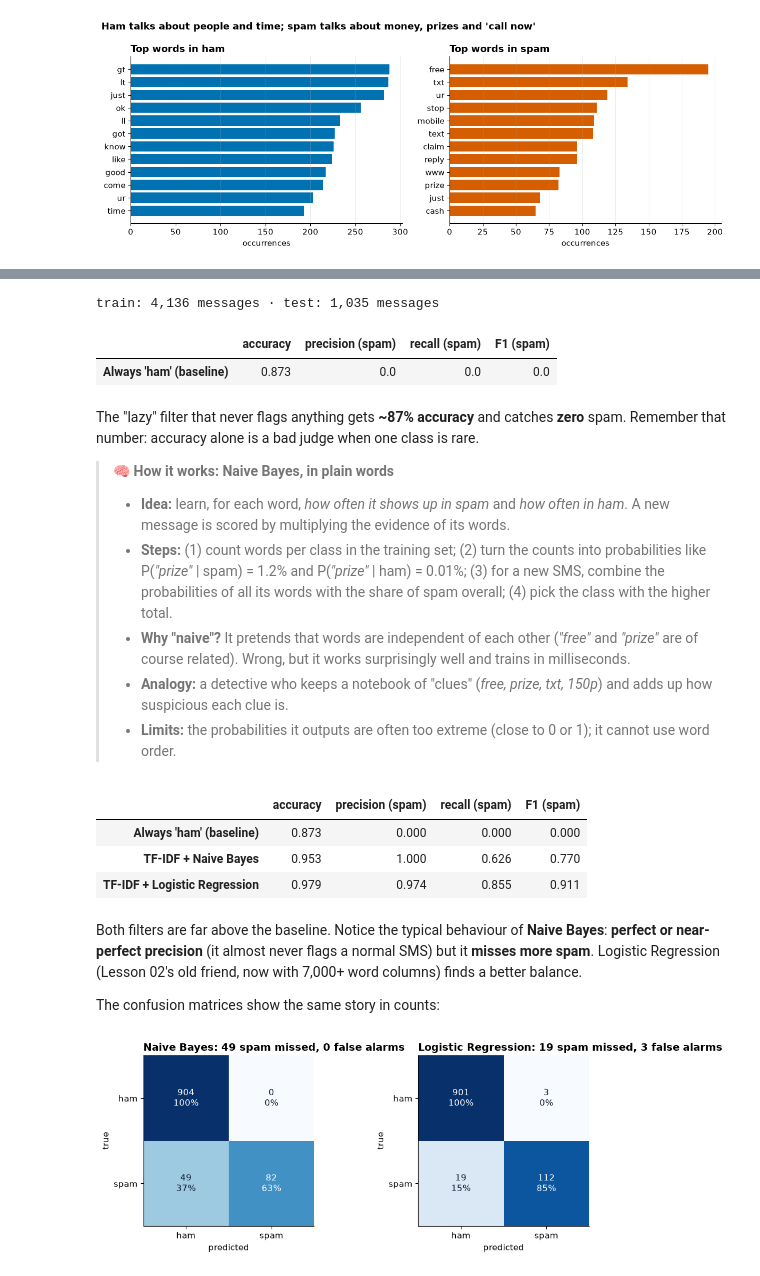
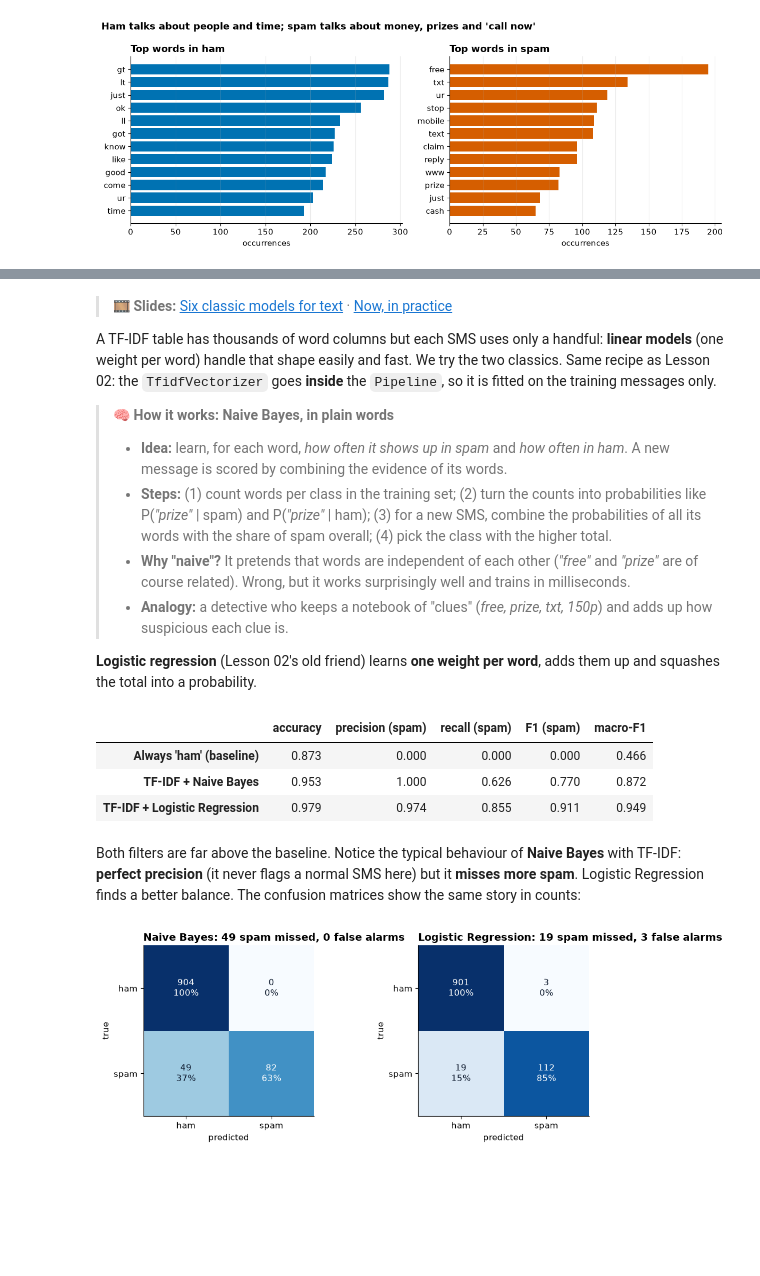
Before and after one commit to the-ai-learning-hub/03-applied-ai-projects, a Jupyter notebook: 01_text_mining/01_mini_project_sms_spam/01_Text_Mining_Basics_SMS_Spam.ipynb, the cells around one changed output, grey strips where cells are left out. Cells and saved outputs as stored; diff of their text form; code cells hidden in the pictures; blank space fills up the shorter version.

Commit message:
Text mining: SMS spam tutorial follows the slides, tweet project as notebooks 02.0-02.5 based on the TMCD project, Challenge 1 becomes Flip It!

```diff
--- a/01_text_mining/01_mini_project_sms_spam/01_Text_Mining_Basics_SMS_Spam.ipynb
+++ b/01_text_mining/01_mini_project_sms_spam/01_Text_Mining_Basics_SMS_Spam.ipynb
@@ -395,0 +455,11 @@ spam     747
+# %%
+sms["afinn"] = [lexicon_score(tokenize(clean_tweet(t)), afinn, negation=False) for t in sms["text"]]
+summary = sms.groupby("label")["afinn"].agg(mean="mean", share_positive=lambda s: (s > 0).mean()).round(2)
+display(summary)
+
+fig, ax = plt.subplots(figsize=(7, 3))
+ax.barh(summary.index, summary["mean"], color=[CLASS_COLORS[c] for c in summary.index])
+label_bars(ax, summary["mean"].to_numpy())
+ax.set(xlabel="average AFINN score per message", title="Spam sounds happier than ham: a feelings\ndictionary is no spam detector")
+ax.grid(axis="y", visible=False)
+plt.show()
@@ -461,0 +1174,13 @@ plt.show()
+# %%
+def spam_scores(y_true, y_pred):
+    """The numbers we compare, with spam as the positive class."""
+    return {"accuracy": accuracy_score(y_true, y_pred),
+            "precision (spam)": precision_score(y_true, y_pred, pos_label="spam", zero_division=0),
+            "recall (spam)": recall_score(y_true, y_pred, pos_label="spam"),
+            "F1 (spam)": f1_score(y_true, y_pred, pos_label="spam"),
+            "macro-F1": f1_score(y_true, y_pred, average="macro")}
+
+results = {}
+baseline = DummyClassifier(strategy="most_frequent").fit(X_train, y_train)
+results["Always 'ham' (baseline)"] = spam_scores(y_test, baseline.predict(X_test))
+pd.DataFrame(results).T.round(3)
@@ -469,52 +1210,32 @@ Same recipe as in Lesson 02: **split first** (stratified, so both parts keep ~12
-# %%
-X_train, X_test, y_train, y_test = train_test_split(
-    sms["text"], sms["label"], test_size=0.2, stratify=sms["label"], random_state=SEED)
-print(f"train: {len(X_train):,} messages · test: {len(X_test):,} messages")
-
-def spam_scores(y_true, y_pred):
-    """The four numbers we compare, with spam as the positive class."""
-    return {"accuracy": accuracy_score(y_true, y_pred),
-            "precision (spam)": precision_score(y_true, y_pred, pos_label="spam", zero_division=0),
-            "recall (spam)": recall_score(y_true, y_pred, pos_label="spam"),
-            "F1 (spam)": f1_score(y_true, y_pred, pos_label="spam")}
-
-results = {}
-baseline = DummyClassifier(strategy="most_frequent").fit(X_train, y_train)
-results["Always 'ham' (baseline)"] = spam_scores(y_test, baseline.predict(X_test))
-pd.DataFrame(results).T.round(3)
-# %% [output]
-train: 4,136 messages · test: 1,035 messages
-|  | accuracy | precision (spam) | recall (spam) | F1 (spam) |
-| Always 'ham' (baseline) | 0.873 | 0.0 | 0.0 | 0.0 |
 # %% [markdown]
-The "lazy" filter that never flags anything gets **~87% accuracy** and catches **zero** spam. Remember that number: accuracy alone is a bad judge when one class is rare.
+> 🎞️ **Slides:** [Six classic models for text](https://the-ai-learning-hub.github.io/03-applied-ai-projects/#tm3-models) · [Now, in practice](https://the-ai-learning-hub.github.io/03-applied-ai-projects/#tm3-nb01)
+
+A TF-IDF table has thousands of word columns but each SMS uses only a handful: **linear models** (one weight per word) handle that shape easily and fast. We try the two classics. Same recipe as Lesson 02: the `TfidfVectorizer` goes **inside** the `Pipeline`, so it is fitted on the training messages only.
 
 > 🧠 **How it works: Naive Bayes, in plain words**
-> - **Idea:** learn, for each word, *how often it shows up in spam* and *how often in ham*. A new message is scored by multiplying the evidence of its words.
-> - **Steps:** (1) count words per class in the training set; (2) turn the counts into probabilities like P(*"prize"* | spam) = 1.2% and P(*"prize"* | ham) = 0.01%; (3) for a new SMS, combine the probabilities of all its words with the share of spam overall; (4) pick the class with the higher total.
+> - **Idea:** learn, for each word, *how often it shows up in spam* and *how often in ham*. A new message is scored by combining the evidence of its words.
+> - **Steps:** (1) count words per class in the training set; (2) turn the counts into probabilities like P(*"prize"* | spam) and P(*"prize"* | ham); (3) for a new SMS, combine the probabilities of all its words with the share of spam overall; (4) pick the class with the higher total.
 > - **Why "naive"?** It pretends that words are independent of each other (*"free"* and *"prize"* are of course related). Wrong, but it works surprisingly well and trains in milliseconds.
 > - **Analogy:** a detective who keeps a notebook of "clues" (*free, prize, txt, 150p*) and adds up how suspicious each clue is.
-> - **Limits:** the probabilities it outputs are often too extreme (close to 0 or 1); it cannot use word order.
+
+**Logistic regression** (Lesson 02's old friend) learns **one weight per word**, adds them up and squashes the total into a probability.
 # %%
 nb_filter = make_pipeline(TfidfVectorizer(), MultinomialNB())
 nb_filter.fit(X_train, y_train)
 results["TF-IDF + Naive Bayes"] = spam_scores(y_test, nb_filter.predict(X_test))
 
 lr_filter = make_pipeline(TfidfVectorizer(), LogisticRegression(C=10, max_iter=1000))
 lr_filter.fit(X_train, y_train)
 results["TF-IDF + Logistic Regression"] = spam_scores(y_test, lr_filter.predict(X_test))
 
-leaderboard = pd.DataFrame(results).T.round(3)
-leaderboard
+pd.DataFrame(results).T.round(3)
 # %% [output]
-|  | accuracy | precision (spam) | recall (spam) | F1 (spam) |
-| Always 'ham' (baseline) | 0.873 | 0.000 | 0.000 | 0.000 |
-| TF-IDF + Naive Bayes | 0.953 | 1.000 | 0.626 | 0.770 |
-| TF-IDF + Logistic Regression | 0.979 | 0.974 | 0.855 | 0.911 |
+|  | accuracy | precision (spam) | recall (spam) | F1 (spam) | macro-F1 |
+| Always 'ham' (baseline) | 0.873 | 0.000 | 0.000 | 0.000 | 0.466 |
+| TF-IDF + Naive Bayes | 0.953 | 1.000 | 0.626 | 0.770 | 0.872 |
+| TF-IDF + Logistic Regression | 0.979 | 0.974 | 0.855 | 0.911 | 0.949 |
 # %% [markdown]
-Both filters are far above the baseline. Notice the typical behaviour of **Naive Bayes**: **perfect or near-perfect precision** (it almost never flags a normal SMS) but it **misses more spam**. Logistic Regression (Lesson 02's old friend, now with 7,000+ word columns) finds a better balance.
-
-The confusion matrices show the same story in counts:
+Both filters are far above the baseline. Notice the typical behaviour of **Naive Bayes** with TF-IDF: **perfect precision** (it never flags a normal SMS here) but it **misses more spam**. Logistic Regression finds a better balance. The confusion matrices show the same story in counts:
 # %%
 fig, axes = plt.subplots(1, 2, figsize=(10, 4))
 for ax, (name, model) in zip(axes, [("Naive Bayes", nb_filter), ("Logistic Regression", lr_filter)]):
```
Also changed, not shown: parts of 205 cells of this notebook, 47 other files.
